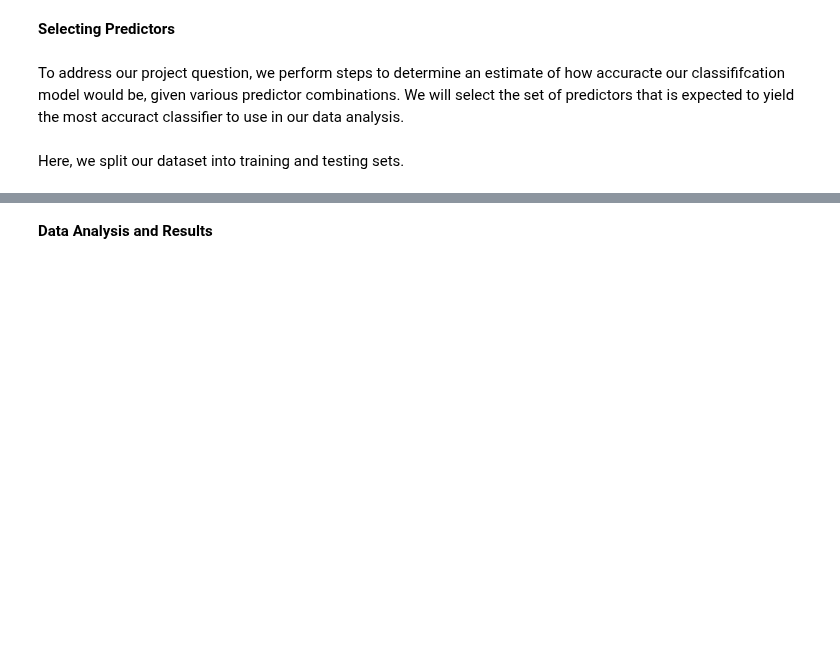
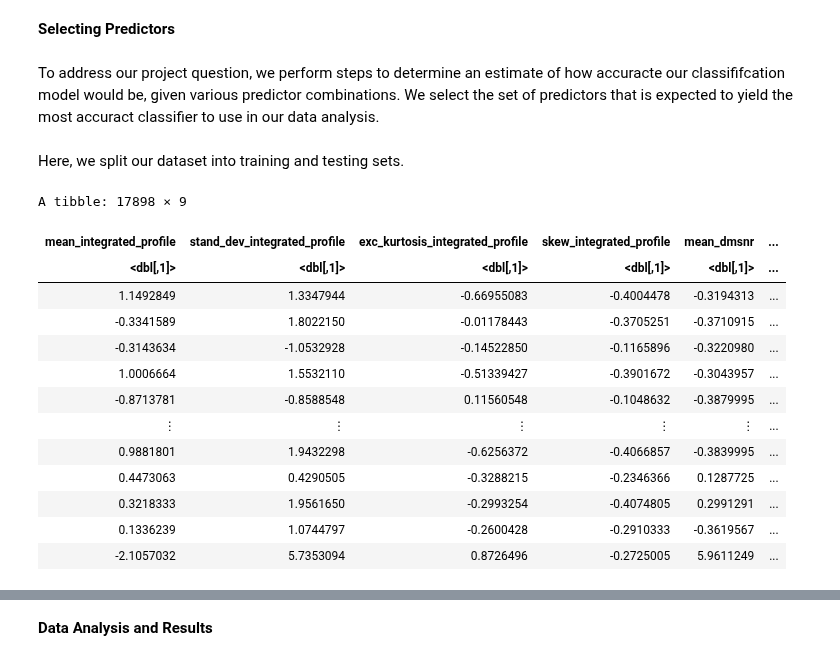
Before and after one commit to nailserverzone/dsci-100-2023w2-group-11, a Jupyter notebook: Final_project.ipynb, the cells around one changed output, grey strips where cells are left out. Drawn from its saved outputs; the diff is of its cells as text; code cells hidden in the pictures; blank space fills up the shorter version.

```diff
--- a/Final_project.ipynb
+++ b/Final_project.ipynb
@@ -127,14 +158,32 @@ For the present purposes, it will suffice to rebalance the data by oversampling
 # %% [markdown]
 **Selecting Predictors**
 # %% [markdown]
-To address our project question, we perform steps to determine an estimate of how accuracte our classififcation model would be, given various predictor combinations. We will select the set of predictors that is expected to yield the most accuract classifier to use in our data analysis.
+To address our project question, we perform steps to determine an estimate of how accuracte our classififcation model would be, given various predictor combinations. We select the set of predictors that is expected to yield the most accuract classifier to use in our data analysis.
 # %% [markdown]
 Here, we split our dataset into training and testing sets.
 # %%
 set.seed(1)
-pulsar_split <- initial_split(standardized_pulsar, prop = 0.75, strata = class)
+standardized_data <- pulsar_data |>
+    mutate(across(mean_integrated_profile:skew_dmsnr,scale)) #standardize the values
+standardized_data
+pulsar_split <- initial_split(standardized_data, prop = 0.75, strata = class)
 pulsar_train <- training(pulsar_split)
 pulsar_test <- testing(pulsar_split)
+# %% [output]
+A tibble: 17898 × 9
+| mean_integrated_profile | stand_dev_integrated_profile | exc_kurtosis_integrated_profile | skew_integrated_profile | mean_dmsnr | ... |
+| <dbl[,1]> | <dbl[,1]> | <dbl[,1]> | <dbl[,1]> | <dbl[,1]> | ... |
+| 1.1492849 | 1.3347944 | -0.66955083 | -0.4004478 | -0.3194313 | ... |
+| -0.3341589 | 1.8022150 | -0.01178443 | -0.3705251 | -0.3710915 | ... |
+| -0.3143634 | -1.0532928 | -0.14522850 | -0.1165896 | -0.3220980 | ... |
+| 1.0006664 | 1.5532110 | -0.51339427 | -0.3901672 | -0.3043957 | ... |
+| -0.8713781 | -0.8588548 | 0.11560548 | -0.1048632 | -0.3879995 | ... |
+| ⋮ | ⋮ | ⋮ | ⋮ | ⋮ | ... |
+| 0.9881801 | 1.9432298 | -0.6256372 | -0.4066857 | -0.3839995 | ... |
+| 0.4473063 | 0.4290505 | -0.3288215 | -0.2346366 | 0.1287725 | ... |
+| 0.3218333 | 1.9561650 | -0.2993254 | -0.4074805 | 0.2991291 | ... |
+| 0.1336239 | 1.0744797 | -0.2600428 | -0.2910333 | -0.3619567 | ... |
+| -2.1057032 | 5.7353094 | 0.8726496 | -0.2725005 | 5.9611249 | ... |
 # %%
 names <- colnames(pulsar_train |> select(-class))
 names
```
Also changed, not shown: parts of 19 cells of this notebook, 1 other file.
